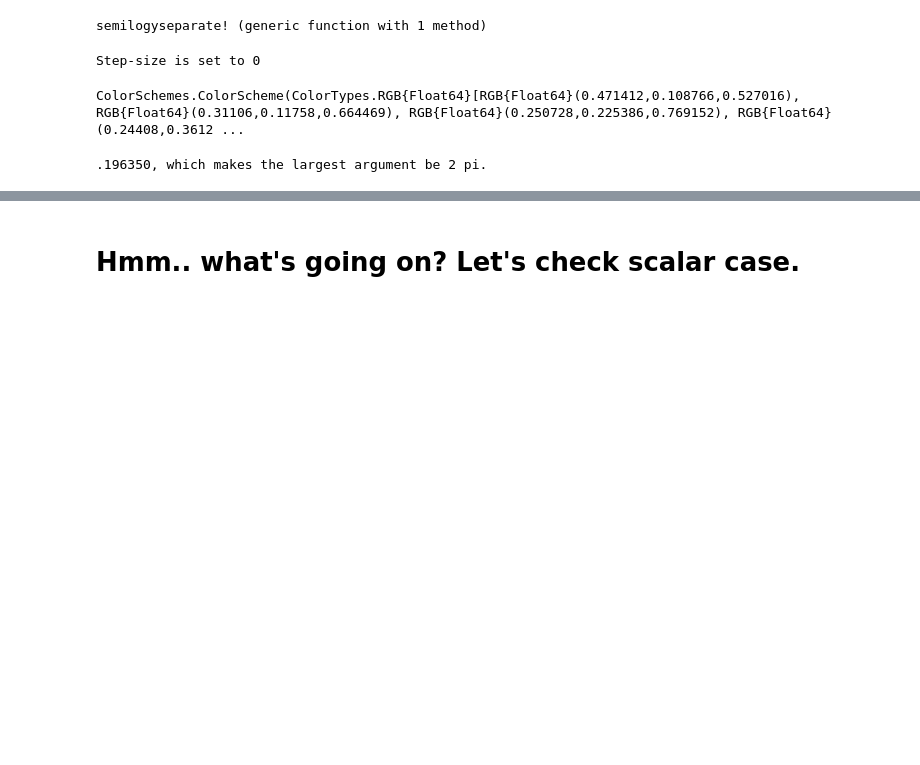
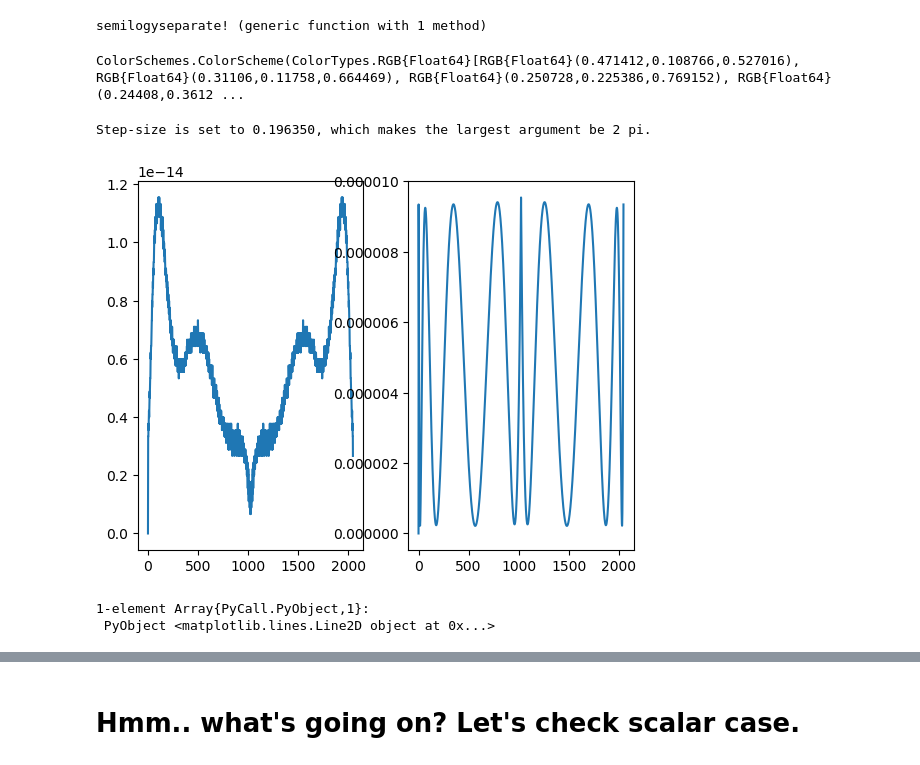
Before and after one commit to minahdotdotdot/RT, a Jupyter notebook: notebooks/Matrix Exponential Approx, large h.ipynb, the cells around one changed output, grey strips where cells are left out. Drawn from its saved outputs; the diff is of its cells as text; code cells hidden in the pictures; blank space fills up the shorter version.

Commit message:
Added amplitude and phase errors

```diff
--- a/notebooks/Matrix Exponential Approx, large h.ipynb
+++ b/notebooks/Matrix Exponential Approx, large h.ipynb
@@ -13,7 +13,7 @@ kind = vcat(collect(Int(N/2)+2:N), collect(1:Int(N/2)+1))
 kindnz = vcat(collect(Int(N/2)+2:N), collect(2:Int(N/2))) # indexing w/o zero mode
 
 # Linear operator (depends on k)
-L = -im*abs.(k).^fP.α; L = Diagonal(L);
+L = im*abs.(k).^fP.α; L = Diagonal(L); # should be negative but rat approx was on [0,2pi]
 h = 2*pi/maximum(abs.(L.diag));
 @printf("Step-size is set to %f, which makes the largest argument be 2 pi.\n", h)
 trueexpL = exp(h*L);
@@ -21,18 +21,30 @@ trueexpL = exp(h*L);
 #Find the rational approximations of degree (i)
 r = Array{Any, 1}(undef, 5);
 errexpL = Array{Any, 1}(undef, 5)
+absErr = Array{Any, 1}(undef, 5)
+phaseErr = Array{Any, 1}(undef, 5)
 for i = 4 : 8
     r[i-3] = evalrat(h*L, "../codes/polzer"*string(i))
     errexpL[i-3] = trueexpL - r[i-3]
+    absErr[i-3] = abs.(r[i-3]) - I
+    phaseErr[i-3] = abs.(angle.(conj.(trueexpL).*r[i-3]))
 end
 
 import ColorSchemes.rainbow
 J = Int(N/2+1)
 display(rainbow) #This is the colorscheme from 0 to 1.
 # %% [output]
-Step-size is set to 0
+ColorSchemes.ColorScheme(ColorTypes.RGB{Float64}[RGB{Float64}(0.471412,0.108766,0.527016), RGB{Float64}(0.31106,0.11758,0.664469), RGB{Float64}(0.250728,0.225386,0.769152), RGB{Float64}(0.24408,0.3612 ...
-ColorSchemes.ColorScheme(ColorTypes.RGB{Float64}[RGB{Float64}(0.471412,0.108766,0.527016), RGB{Float64}(0.31106,0.11758,0.664469), RGB{Float64}(0.250728,0.225386,0.769152), RGB{Float64}(0.24408,0.3612 ...
+Step-size is set to 0.196350, which makes the largest argument be 2 pi.
-.196350, which makes the largest argument be 2 pi.
+# %%
+subplot(1,2,1)
+plot(diag(absErr[1]))
+subplot(1,2,2)
+plot(diag(phaseErr[1]))
+# %% [output]
+[figure, added]
+1-element Array{PyCall.PyObject,1}:
+ PyObject <matplotlib.lines.Line2D object at 0x...>
 # %%
 for i = 4 : 8
     plotcomplex!(errexpL[i-3], i)
```
Also changed, not shown: parts of 4 cells of this notebook.
